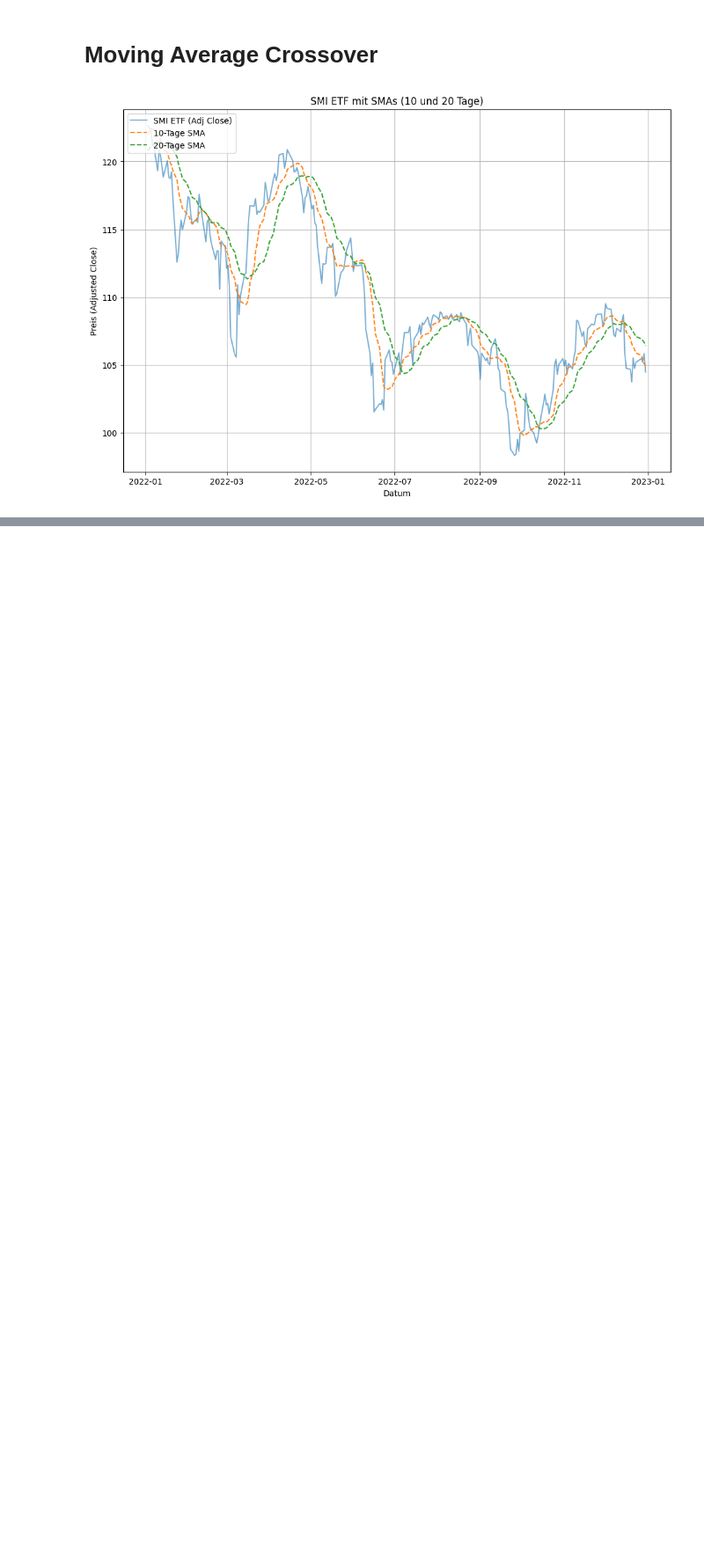
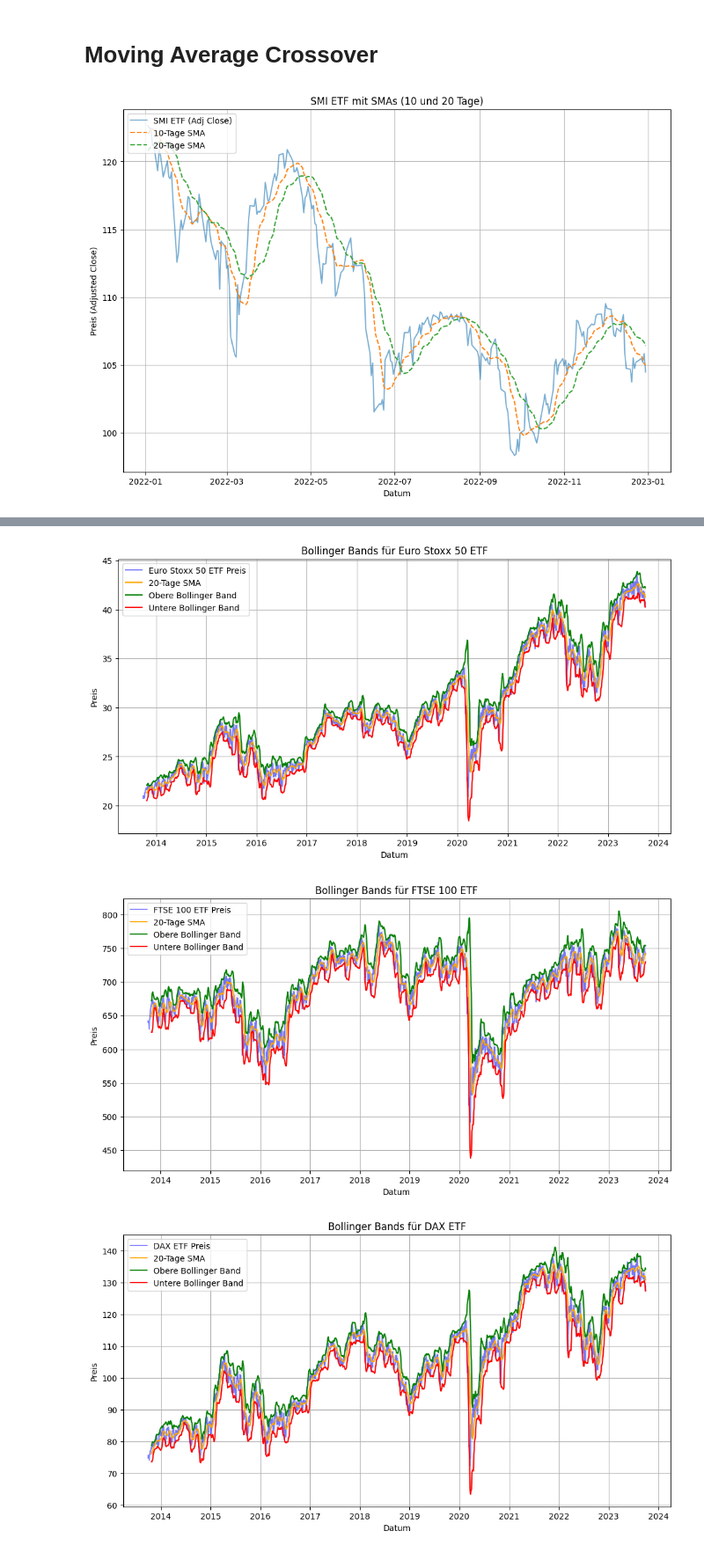
Before and after one commit to 7Horizon/DIFA-DTW, a Jupyter notebook: DIFA_Technical_Indicators.ipynb, the cells around one changed output, grey strips where cells are left out. Shown at 88% size. Drawn from its saved outputs; the diff is of its cells as text; code cells hidden in the pictures; blank space fills up the shorter version.

Commit message:
Code für Bollinger Bands hinzugefügt

```diff
--- a/DIFA_Technical_Indicators.ipynb
+++ b/DIFA_Technical_Indicators.ipynb
@@ -274,0 +281,32 @@ plt.show()
+# %%
+# Berechnung der Bollinger Bands (20 Tage) für die interpolierten Daten
+window = 20
+
+for etf in index_data_etfs_int.columns:
+    # 20-Tage-SMA
+    sma = index_data_etfs_int[etf].rolling(window=window).mean()
+
+    # Standardabweichung (20 Tage)
+    std = index_data_etfs_int[etf].rolling(window=window).std()
+
+    # Obere und untere Bollinger Bänder
+    upper_band = sma + (std * 2)
+    lower_band = sma - (std * 2)
+
+    # Plot des ETFs mit den Bollinger Bändern
+    plt.figure(figsize=(12, 6))
+    plt.plot(index_data_etfs_int[etf], label=f'{etf} Preis', color='blue', alpha=0.5)
+    plt.plot(sma, label='20-Tage SMA', color='orange')
+    plt.plot(upper_band, label='Obere Bollinger Band', color='green')
+    plt.plot(lower_band, label='Untere Bollinger Band', color='red')
+    plt.fill_between(index_data_etfs_int.index, lower_band, upper_band, color='lightgray', alpha=0.3)
+    plt.title(f'Bollinger Bands für {etf}')
+    plt.xlabel('Datum')
+    plt.ylabel('Preis')
+    plt.legend(loc='upper left')
+    plt.grid(True)
+    plt.show()
+# %% [output]
+[figure, added]
+[figure, added]
+[figure, added]
```
Also changed, not shown: parts of 5 cells of this notebook.
